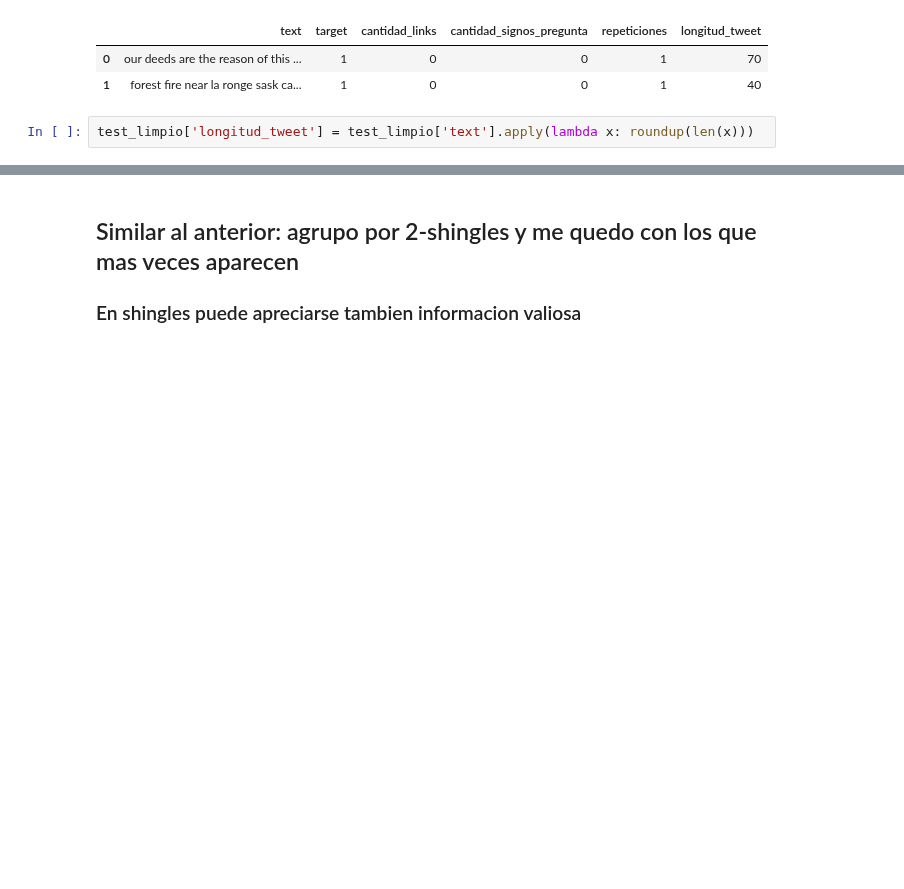
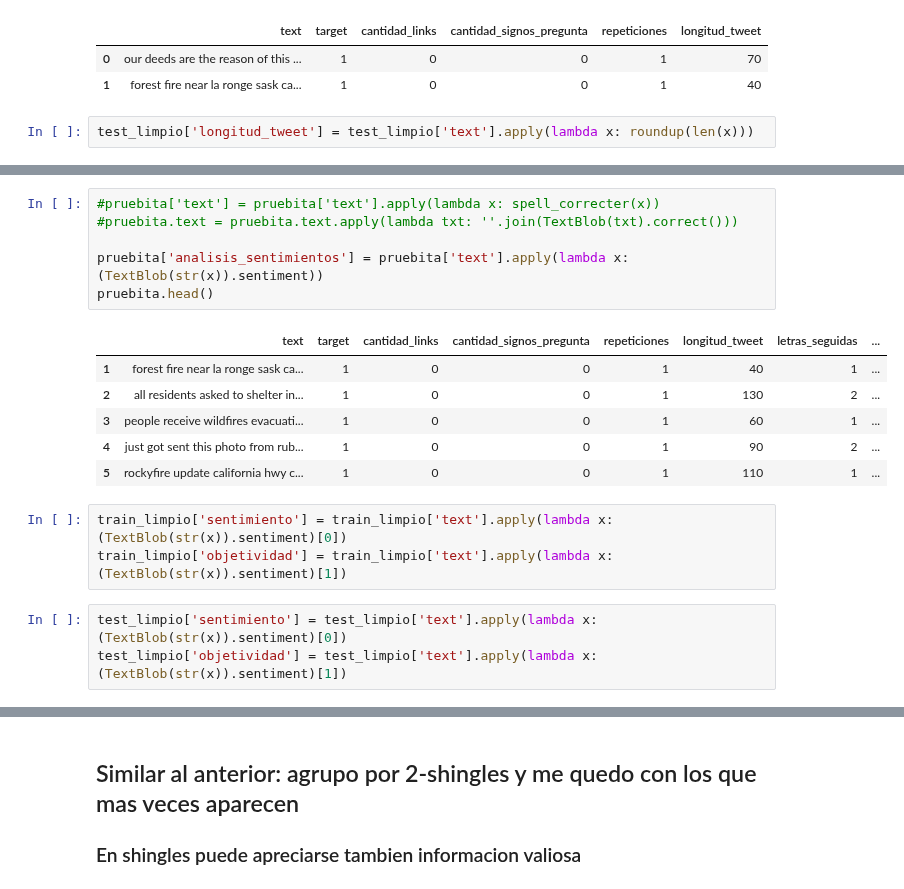
Before and after one commit to andi-carretero/TP2_Datos, a Jupyter notebook: Data_cleanner.ipynb, the cells around one changed output, grey strips where cells are left out. Saved outputs shown, nothing was run; the diff lists cells and outputs as text; blank space fills up the shorter version.

```diff
--- a/Data_cleanner.ipynb
+++ b/Data_cleanner.ipynb
@@ -161,0 +260,19 @@ test_limpio['longitud_tweet'] = test_limpio['text'].apply(lambda x: roundup(len(
+# %%
+#pruebita['text'] = pruebita['text'].apply(lambda x: spell_correcter(x))
+#pruebita.text = pruebita.text.apply(lambda txt: ''.join(TextBlob(txt).correct()))
+
+pruebita['analisis_sentimientos'] = pruebita['text'].apply(lambda x: (TextBlob(str(x)).sentiment))
+pruebita.head()
+# %% [output]
+|  | text | target | cantidad_links | cantidad_signos_pregunta | repeticiones | longitud_tweet | letras_seguidas | ... |
+| 1 | forest fire near la ronge sask ca... | 1 | 0 | 0 | 1 | 40 | 1 | ... |
+| 2 | all residents asked to shelter in... | 1 | 0 | 0 | 1 | 130 | 2 | ... |
+| 3 | people receive wildfires evacuati... | 1 | 0 | 0 | 1 | 60 | 1 | ... |
+| 4 | just got sent this photo from rub... | 1 | 0 | 0 | 1 | 90 | 2 | ... |
+| 5 | rockyfire update california hwy c... | 1 | 0 | 0 | 1 | 110 | 1 | ... |
+# %%
+train_limpio['sentimiento'] = train_limpio['text'].apply(lambda x: (TextBlob(str(x)).sentiment)[0])
+train_limpio['objetividad'] = train_limpio['text'].apply(lambda x: (TextBlob(str(x)).sentiment)[1])
+# %%
+test_limpio['sentimiento'] = test_limpio['text'].apply(lambda x: (TextBlob(str(x)).sentiment)[0])
+test_limpio['objetividad'] = test_limpio['text'].apply(lambda x: (TextBlob(str(x)).sentiment)[1])
```
Also changed, not shown: parts of 67 cells of this notebook.
